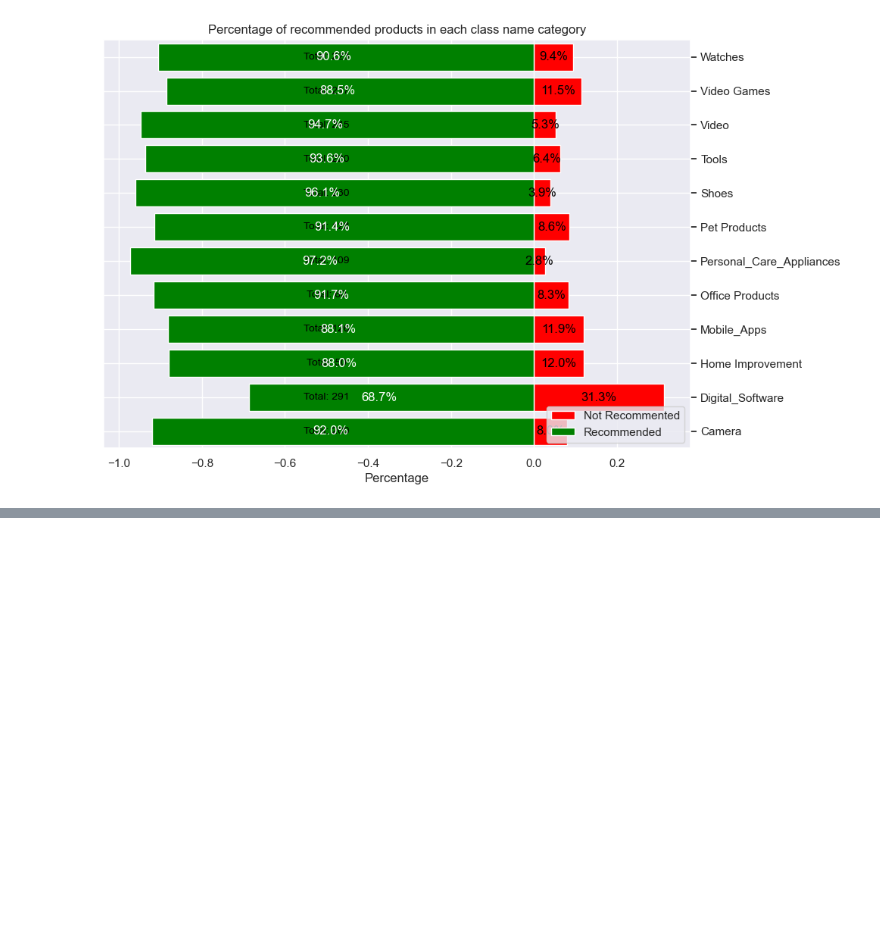
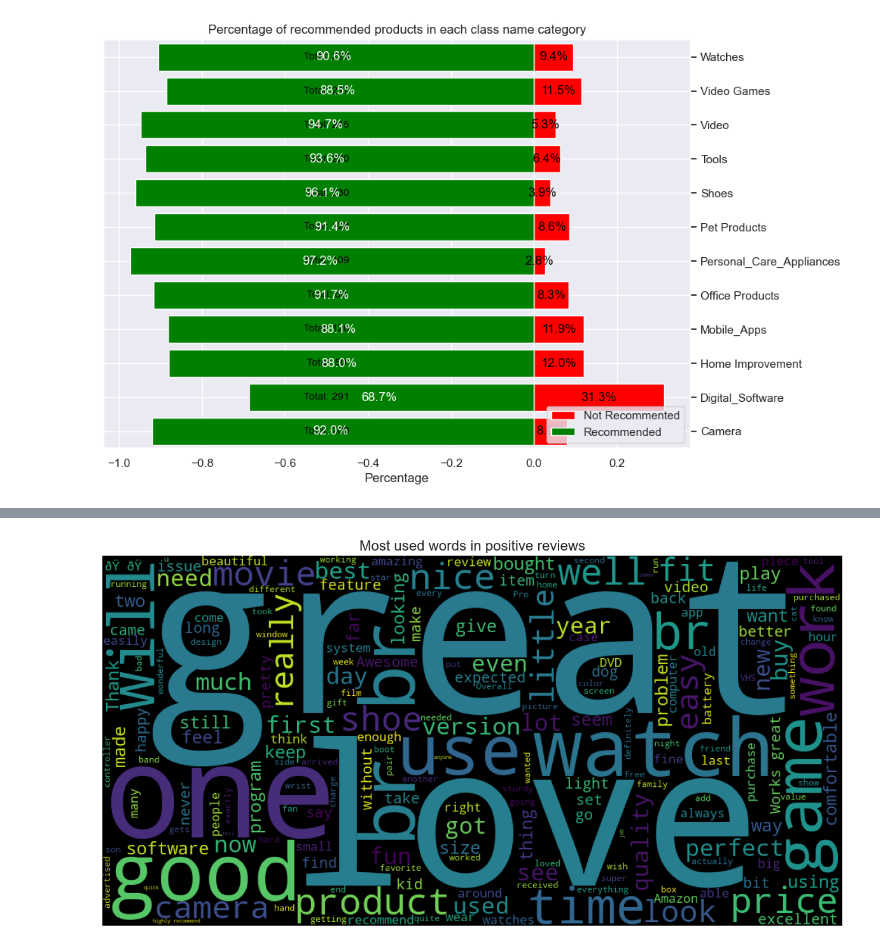
Before and after one commit to arunpaulvarghese/Bert_Text_Analysis, a Jupyter notebook: Capstone.ipynb, the cells around one changed output, grey strips where cells are left out. Cells and saved outputs as stored; diff of their text form; code cells hidden in the pictures; blank space fills up the shorter version.

```diff
--- a/Capstone.ipynb
+++ b/Capstone.ipynb
@@ -131,0 +225,16 @@ plt.show()
+# %%
+# get words used positive reivews
+positiveWords = pd.Series(' '.join(data[data['sentiment']=='POSITIVE']['review_body']).split())
+# %%
+# plot word cloud
+wordcloud = WordCloud(width = 1000, height = 500).generate(' '.join(positiveWords))
+
+plt.figure(figsize=(15,8))
+
+plt.imshow(wordcloud)
+plt.title("Most used words in positive reviews", size=16)
+
+plt.axis("off")
+plt.show()
+# %% [output]
+[figure, added]
```
Also changed, not shown: parts of 18 cells of this notebook, 2 other files.
